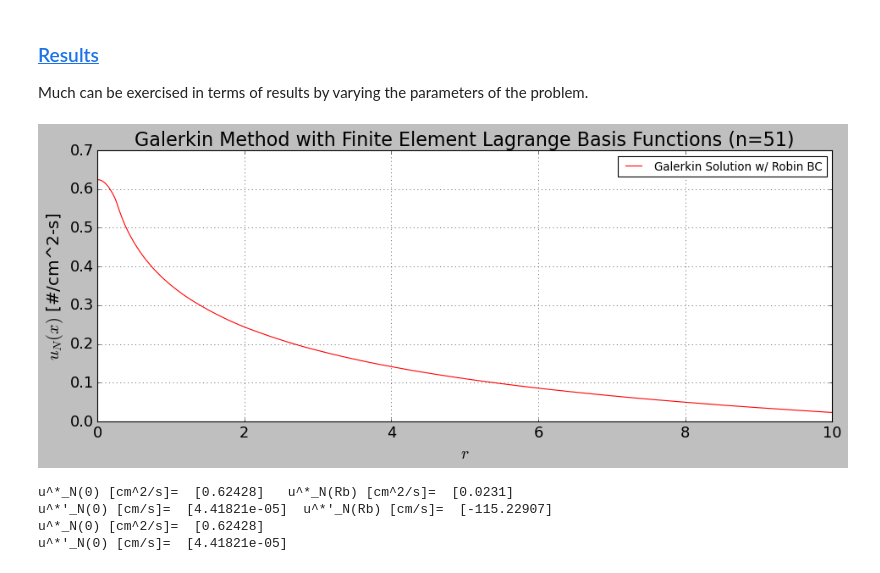
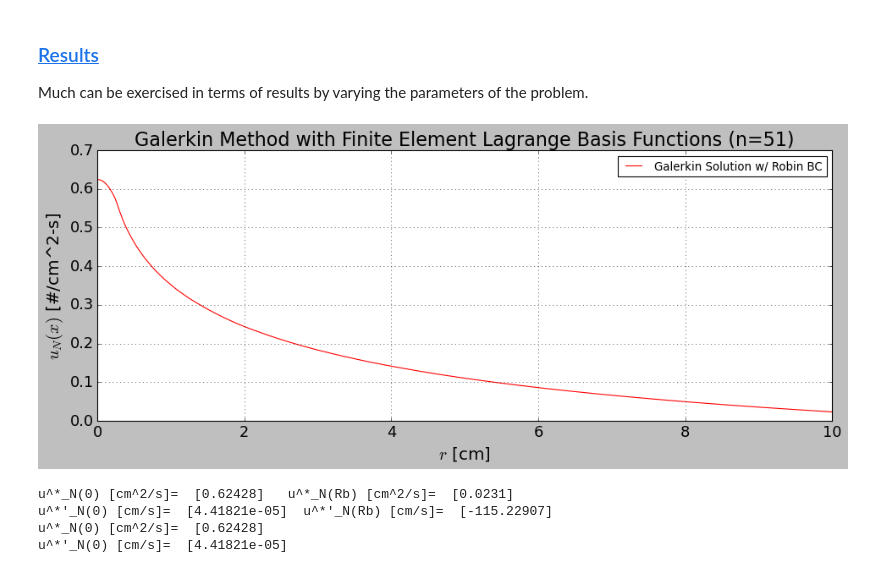
Before and after one commit to dpploy/engy-5050, a Jupyter notebook: notebooks/04-diff-line-source.ipynb, the cells around one changed output. Cells and saved outputs as stored; diff of their text form; code cells hidden in the pictures.

```diff
--- a/notebooks/04-diff-line-source.ipynb
+++ b/notebooks/04-diff-line-source.ipynb
@@ -385,13 +385,13 @@ print('q_nb computed [cm^2/s]= ', -diffusion_coeff(r_oo)*u_prime_star(r_oo)*unit
 q_noo given    [cm^2/s]=  0.0
 q_nb computed [cm^2/s]=  [-4.15003e-06]
 # %%
-x_vec = np.linspace(0, r_oo, 21)
+x_vec = np.linspace(0, r_oo, 31)
 u_n_vec = u_star(x_vec)*unit.cm**2*unit.second
 q_N_vec = -diffusion_coeff(x_vec)*u_prime_star(x_vec)*unit.cm**2*unit.second
 
 print('r [cm]        u_n [#/cm^2/s]    q_N [#/cm^2/s]')
 for (x, u_n, q_N) in zip(x_vec, u_n_vec, q_N_vec):
-    print('%+2.5e   %+2.5e     %+2.5e'%(x, u_n, q_N))
+    print('%+2.5e   %+2.5e     %+2.5e'%(x/unit.cm, u_n, q_N))
 # %% [output]
 r [cm]        u_n [#/cm^2/s]    q_N [#/cm^2/s]
 +0.00000e+00   +6.59782e-01     -2.45451e-07
@@ -620,27 +624,27 @@ Much can be exercised in terms of results by varying the parameters of the probl
 # %%
 '''Rayleigh Ritz Method with Lagrange Basis Functions'''
 
 n_pts = 500
 x = np.linspace(r_0, r_b, n_pts)
 u_values = u_star(x)
 
 import matplotlib.pyplot as plt
 #%matplotlib inline
 #plt.style.use('dark_background')
 plt.figure(1, figsize=(14, 5))
 
 plt.plot(x/unit.cm, u_values*unit.cm**2*unit.second, 'r-', label='Galerkin Solution w/ Robin BC')
 
 plt.title(r'Galerkin Method with Finite Element Lagrange Basis Functions (n='+str(len(femlb.basis_func_list))+')', fontsize=20)
 plt.ylabel(r'$u_N(x)$ [#/cm^2-s]', fontsize=18)
-plt.xlabel(r'$r$', fontsize=18)
+plt.xlabel(r'$r$ [cm]', fontsize=18)
 plt.xticks(fontsize=16)
 plt.yticks(fontsize=16)
 plt.legend(loc='best',fontsize=12)
 plt.grid(True)
 plt.show()
 # %% [output]
-[figure, old version]
+[figure, new version]
 # %%
 '''Rayleigh-Ritz solution evaluated at the boundaries'''
 
```
Also changed, not shown: parts of 9 cells of this notebook.
